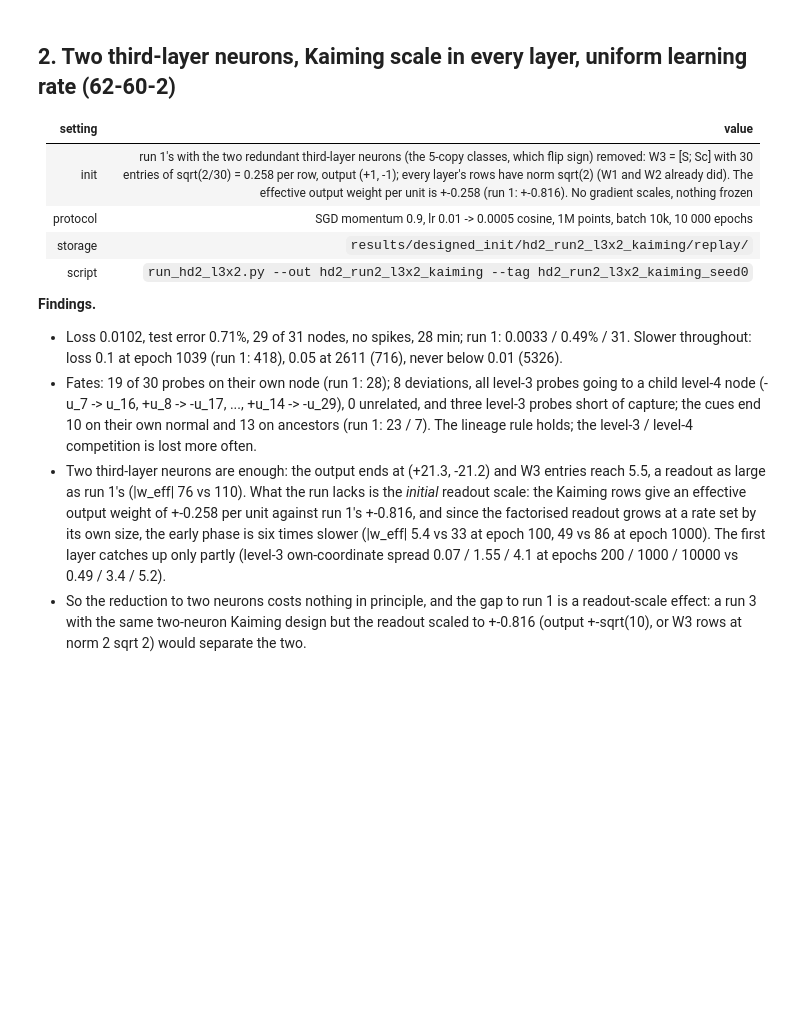
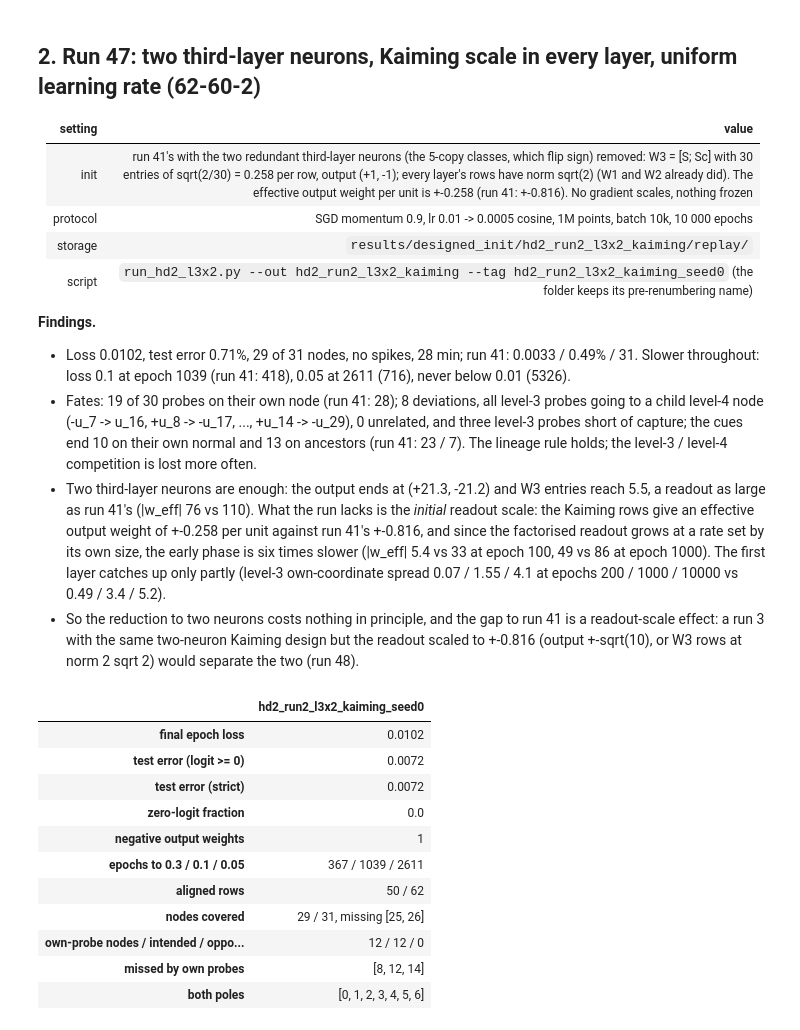
Before and after one commit to HarishGP/layer-lenses, a Jupyter notebook: notebooks/hierarchy_design_runs_2.ipynb, the cells around one changed output. Cells and saved outputs as stored; diff of their text form; code cells hidden in the pictures; blank space fills up the shorter version.

```diff
--- a/notebooks/hierarchy_design_runs_2.ipynb
+++ b/notebooks/hierarchy_design_runs_2.ipynb
@@ -163,20 +188,33 @@ table1 = network_view(run1, GRAPH_EPOCH, align_threshold=0.8, edge_threshold=0.0
 # %% [markdown]
-## 2. Two third-layer neurons, Kaiming scale in every layer, uniform learning rate (62-60-2)
+## 2. Run 47: two third-layer neurons, Kaiming scale in every layer, uniform learning rate (62-60-2)
 
 | setting | value |
 |---|---|
-| init | run 1's with the two redundant third-layer neurons (the 5-copy classes, which flip sign) removed: W3 = [S; Sc] with 30 entries of sqrt(2/30) = 0.258 per row, output (+1, -1); every layer's rows have norm sqrt(2) (W1 and W2 already did). The effective output weight per unit is +-0.258 (run 1: +-0.816). No gradient scales, nothing frozen |
+| init | run 41's with the two redundant third-layer neurons (the 5-copy classes, which flip sign) removed: W3 = [S; Sc] with 30 entries of sqrt(2/30) = 0.258 per row, output (+1, -1); every layer's rows have norm sqrt(2) (W1 and W2 already did). The effective output weight per unit is +-0.258 (run 41: +-0.816). No gradient scales, nothing frozen |
 | protocol | SGD momentum 0.9, lr 0.01 -> 0.0005 cosine, 1M points, batch 10k, 10 000 epochs |
 | storage | `results/designed_init/hd2_run2_l3x2_kaiming/replay/` |
-| script | `run_hd2_l3x2.py --out hd2_run2_l3x2_kaiming --tag hd2_run2_l3x2_kaiming_seed0` |
+| script | `run_hd2_l3x2.py --out hd2_run2_l3x2_kaiming --tag hd2_run2_l3x2_kaiming_seed0` (the folder keeps its pre-renumbering name) |
 
 **Findings.**
-- Loss 0.0102, test error 0.71%, 29 of 31 nodes, no spikes, 28 min; run 1: 0.0033 / 0.49% / 31. Slower throughout: loss 0.1 at epoch 1039 (run 1: 418), 0.05 at 2611 (716), never below 0.01 (5326).
-- Fates: 19 of 30 probes on their own node (run 1: 28); 8 deviations, all level-3 probes going to a child level-4 node (-u_7 -> u_16, +u_8 -> -u_17, ..., +u_14 -> -u_29), 0 unrelated, and three level-3 probes short of capture; the cues end 10 on their own normal and 13 on ancestors (run 1: 23 / 7). The lineage rule holds; the level-3 / level-4 competition is lost more often.
-- Two third-layer neurons are enough: the output ends at (+21.3, -21.2) and W3 entries reach 5.5, a readout as large as run 1's (|w_eff| 76 vs 110). What the run lacks is the *initial* readout scale: the Kaiming rows give an effective output weight of +-0.258 per unit against run 1's +-0.816, and since the factorised readout grows at a rate set by its own size, the early phase is six times slower (|w_eff| 5.4 vs 33 at epoch 100, 49 vs 86 at epoch 1000). The first layer catches up only partly (level-3 own-coordinate spread 0.07 / 1.55 / 4.1 at epochs 200 / 1000 / 10000 vs 0.49 / 3.4 / 5.2).
-- So the reduction to two neurons costs nothing in principle, and the gap to run 1 is a readout-scale effect: a run 3 with the same two-neuron Kaiming design but the readout scaled to +-0.816 (output +-sqrt(10), or W3 rows at norm 2 sqrt 2) would separate the two.
+- Loss 0.0102, test error 0.71%, 29 of 31 nodes, no spikes, 28 min; run 41: 0.0033 / 0.49% / 31. Slower throughout: loss 0.1 at epoch 1039 (run 41: 418), 0.05 at 2611 (716), never below 0.01 (5326).
+- Fates: 19 of 30 probes on their own node (run 41: 28); 8 deviations, all level-3 probes going to a child level-4 node (-u_7 -> u_16, +u_8 -> -u_17, ..., +u_14 -> -u_29), 0 unrelated, and three level-3 probes short of capture; the cues end 10 on their own normal and 13 on ancestors (run 41: 23 / 7). The lineage rule holds; the level-3 / level-4 competition is lost more often.
+- Two third-layer neurons are enough: the output ends at (+21.3, -21.2) and W3 entries reach 5.5, a readout as large as run 41's (|w_eff| 76 vs 110). What the run lacks is the *initial* readout scale: the Kaiming rows give an effective output weight of +-0.258 per unit against run 41's +-0.816, and since the factorised readout grows at a rate set by its own size, the early phase is six times slower (|w_eff| 5.4 vs 33 at epoch 100, 49 vs 86 at epoch 1000). The first layer catches up only partly (level-3 own-coordinate spread 0.07 / 1.55 / 4.1 at epochs 200 / 1000 / 10000 vs 0.49 / 3.4 / 5.2).
+- So the reduction to two neurons costs nothing in principle, and the gap to run 41 is a readout-scale effect: a run 3 with the same two-neuron Kaiming design but the readout scaled to +-0.816 (output +-sqrt(10), or W3 rows at norm 2 sqrt 2) would separate the two (run 48).
 # %%
-sr2, run2 = load_replay_run("hd2_run2_l3x2_kaiming", [62, 60, 2])          # ~20 s
-summary2 = findings_table(run2)
+sr47, run47 = load_replay_run("hd2_run2_l3x2_kaiming", [62, 60, 2])          # ~20 s
+summary47 = findings_table(run47)
+# %% [output]
+|  | hd2_run2_l3x2_kaiming_seed0 |
+| final epoch loss | 0.0102 |
+| test error (logit >= 0) | 0.0072 |
+| test error (strict) | 0.0072 |
+| zero-logit fraction | 0.0 |
+| negative output weights | 1 |
+| epochs to 0.3 / 0.1 / 0.05 | 367 / 1039 / 2611 |
+| aligned rows | 50 / 62 |
+| nodes covered | 29 / 31, missing [25, 26] |
+| own-probe nodes / intended / oppo... | 12 / 12 / 0 |
+| missed by own probes | [8, 12, 14] |
+| both poles | [0, 1, 2, 3, 4, 5, 6] |
 # %%
 NEURON_IDS = [0, 1, 2, 3]
```
Also changed, not shown: parts of 19 cells of this notebook, 10 other files.
